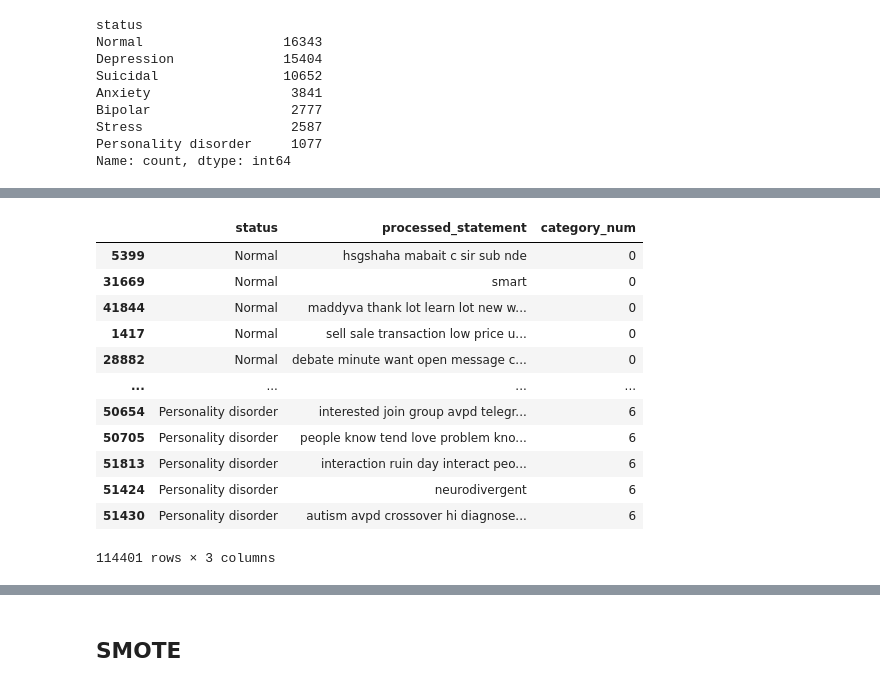
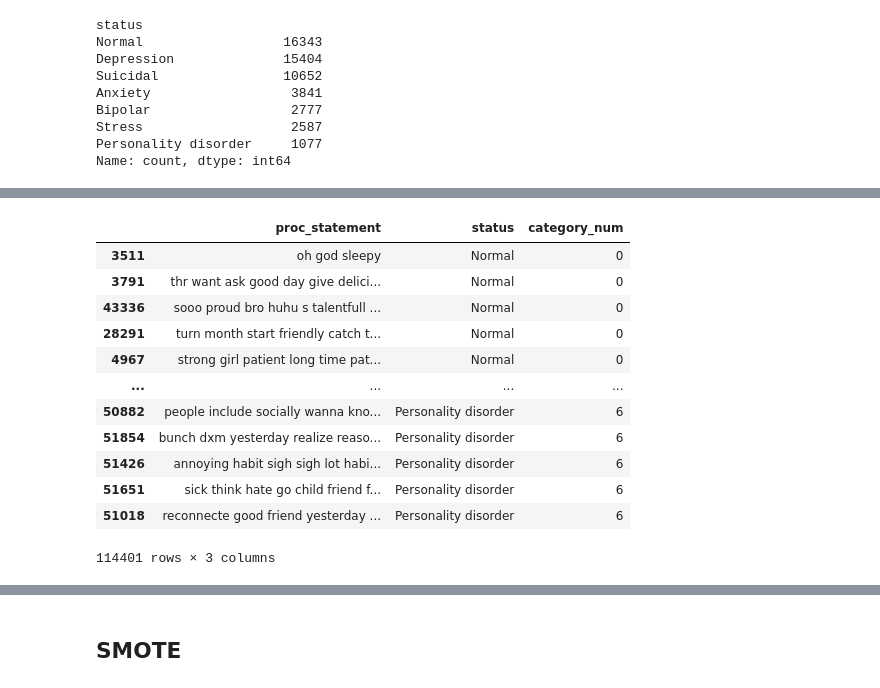
Before and after one commit to Hecramco/NLP_Projects, a Jupyter notebook: notebooks/NLP_Sentiment_Mental_health.ipynb, the cells around one changed output, grey strips where cells are left out. Drawn from its saved outputs; the diff is of its cells as text; code cells hidden in the pictures.

```diff
--- a/notebooks/NLP_Sentiment_Mental_health.ipynb
+++ b/notebooks/NLP_Sentiment_Mental_health.ipynb
@@ -521,10 +609,0 @@ int(normal_amount['statement'].count())
-# %%
-seed = 200
-max_samples= int(normal_amount['statement'].count())
-df_normal_over       = df_mh[df_mh.status == 'Normal'].sample(max_samples,random_state=seed)
-df_depression_over   = df_mh[df_mh.status == 'Depression'].sample(max_samples,random_state=seed, replace=True)
-df_suicidal_over     = df_mh[df_mh.status == 'Suicidal'].sample(max_samples,random_state=seed, replace=True)
-df_anxiaety_over     = df_mh[df_mh.status == 'Anxiety'].sample(max_samples,random_state=seed, replace=True)
-df_bipolar_over      = df_mh[df_mh.status == 'Bipolar'].sample(max_samples,random_state=seed, replace=True)
-df_stress_over       = df_mh[df_mh.status == 'Stress'].sample(max_samples,random_state=seed, replace=True)
-df_per_dis_over      = df_mh[df_mh.status == 'Personality disorder'].sample(max_samples,random_state=seed, replace=True)
@@ -546,0 +610,4 @@ Name: count, dtype: int64
+# %%
+df_mh.dropna(inplace=True)
+#df_mh['processed_statement']= df_mh['statement'].apply(preprocessing)
+df_mh.head()
@@ -546,0 +621,7 @@ Name: count, dtype: int64
+# %%
+seed = 200
+def take_sample(X,y,test_sample,seed):
+    X_train, X_test, y_train, y_test = train_test_split(X,y, test_size=test_sample, random_state=seed)
+    df_new_train = pd.concat([X_train,y_train], axis=1)
+    df_new_test = pd.concat([X_test,y_test],axis=1)
+    return df_new_train, df_new_test
@@ -546,0 +630,15 @@ Name: count, dtype: int64
+# %%
+test_data = []
+train_data = []
+
+for i,cat in enumerate(category):
+    train, test = take_sample(df_mh[df_mh.status == cat].proc_statement, df_mh[df_mh.status == cat].status, test_sample, seed)
+    train = train.sample(max_samples,random_state=seed,replace=True)
+    train_data.append(train)
+    test_data.append(test)
+
+df_mh_train = pd.concat(train_data,axis=0)
+df_mh_test = pd.concat(test_data, axis=0)
+
+print(df_mh_train.status.value_counts())
+print(df_mh_test.status.value_counts())
@@ -566,26 +673,27 @@ ovs_df_mh.head()
 # %%
-ovs_df_mh.drop(columns=['statement'],inplace=True)
+
 target = {"Normal"                :0,
            "Depression"           :1,
            "Suicidal"             :2,
            "Anxiety"              :3,
            "Bipolar"              :4,
            "Stress"               :5,
            "Personality disorder" :6}
-ovs_df_mh['category_num'] = ovs_df_mh.status.map(target)
-ovs_df_mh
+df_mh_train['category_num'] = df_mh_train.status.map(target)
+df_mh_test['category_num'] = df_mh_test.status.map(target)
+df_mh_train
 # %% [output]
-|  | status | processed_statement | category_num |
-| 5399 | Normal | hsgshaha mabait c sir sub nde | 0 |
-| 31669 | Normal | smart | 0 |
-| 41844 | Normal | maddyva thank lot learn lot new w... | 0 |
-| 1417 | Normal | sell sale transaction low price u... | 0 |
-| 28882 | Normal | debate minute want open message c... | 0 |
+|  | proc_statement | status | category_num |
+| 3511 | oh god sleepy | Normal | 0 |
+| 3791 | thr want ask good day give delici... | Normal | 0 |
+| 43336 | sooo proud bro huhu s talentfull ... | Normal | 0 |
+| 28291 | turn month start friendly catch t... | Normal | 0 |
+| 4967 | strong girl patient long time pat... | Normal | 0 |
 | ... | ... | ... | ... |
-| 50654 | Personality disorder | interested join group avpd telegr... | 6 |
-| 50705 | Personality disorder | people know tend love problem kno... | 6 |
-| 51813 | Personality disorder | interaction ruin day interact peo... | 6 |
-| 51424 | Personality disorder | neurodivergent | 6 |
-| 51430 | Personality disorder | autism avpd crossover hi diagnose... | 6 |
+| 50882 | people include socially wanna kno... | Personality disorder | 6 |
+| 51854 | bunch dxm yesterday realize reaso... | Personality disorder | 6 |
+| 51426 | annoying habit sigh sigh lot habi... | Personality disorder | 6 |
+| 51651 | sick think hate go child friend f... | Personality disorder | 6 |
+| 51018 | reconnecte good friend yesterday ... | Personality disorder | 6 |
 114401 rows × 3 columns
 # %%
```
Also changed, not shown: parts of 52 cells of this notebook.
